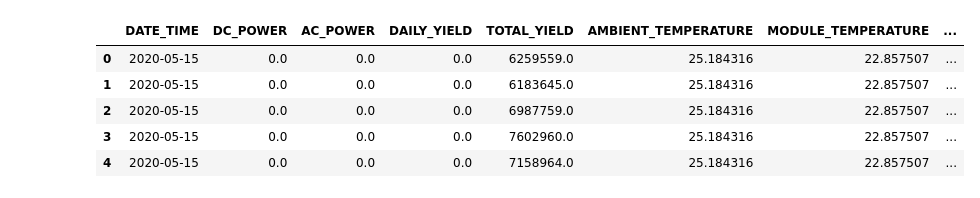
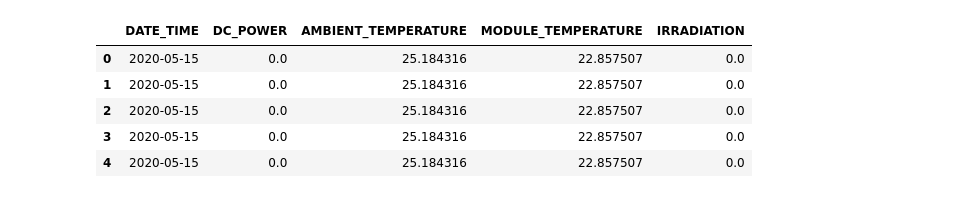
Before and after one commit to Karthik5412/Solar-Energy, a Jupyter notebook: pipeline.ipynb, the cells around one changed output. Saved outputs shown, nothing was run; the diff lists cells and outputs as text; code cells hidden in the pictures.

```diff
--- a/pipeline.ipynb
+++ b/pipeline.ipynb
@@ -10,15 +13,13 @@ df2['DATE_TIME'] = df2['DATE_TIME'].astype('datetime64[ns]').replace('/','-')
 
 df = pd.merge(df1,df2, how='left', on='DATE_TIME')
 # %%
-df['DATE'] = df['DATE_TIME'].dt.date
-
-df = df.drop(columns=['PLANT_ID_x', 'SOURCE_KEY_x','PLANT_ID_y', 'SOURCE_KEY_y'])
+df = df.drop(columns=['PLANT_ID_x', 'SOURCE_KEY_x','PLANT_ID_y', 'SOURCE_KEY_y','DAILY_YIELD','TOTAL_YIELD', 'AC_POWER'])
 
 df.head()
 # %% [output]
-|  | DATE_TIME | DC_POWER | AC_POWER | DAILY_YIELD | TOTAL_YIELD | AMBIENT_TEMPERATURE | MODULE_TEMPERATURE | ... |
-| 0 | 2020-05-15 | 0.0 | 0.0 | 0.0 | 6259559.0 | 25.184316 | 22.857507 | ... |
-| 1 | 2020-05-15 | 0.0 | 0.0 | 0.0 | 6183645.0 | 25.184316 | 22.857507 | ... |
-| 2 | 2020-05-15 | 0.0 | 0.0 | 0.0 | 6987759.0 | 25.184316 | 22.857507 | ... |
-| 3 | 2020-05-15 | 0.0 | 0.0 | 0.0 | 7602960.0 | 25.184316 | 22.857507 | ... |
-| 4 | 2020-05-15 | 0.0 | 0.0 | 0.0 | 7158964.0 | 25.184316 | 22.857507 | ... |
+|  | DATE_TIME | DC_POWER | AMBIENT_TEMPERATURE | MODULE_TEMPERATURE | IRRADIATION |
+| 0 | 2020-05-15 | 0.0 | 25.184316 | 22.857507 | 0.0 |
+| 1 | 2020-05-15 | 0.0 | 25.184316 | 22.857507 | 0.0 |
+| 2 | 2020-05-15 | 0.0 | 25.184316 | 22.857507 | 0.0 |
+| 3 | 2020-05-15 | 0.0 | 25.184316 | 22.857507 | 0.0 |
+| 4 | 2020-05-15 | 0.0 | 25.184316 | 22.857507 | 0.0 |
```
Also changed, not shown: parts of 33 cells of this notebook, 1 other file.
